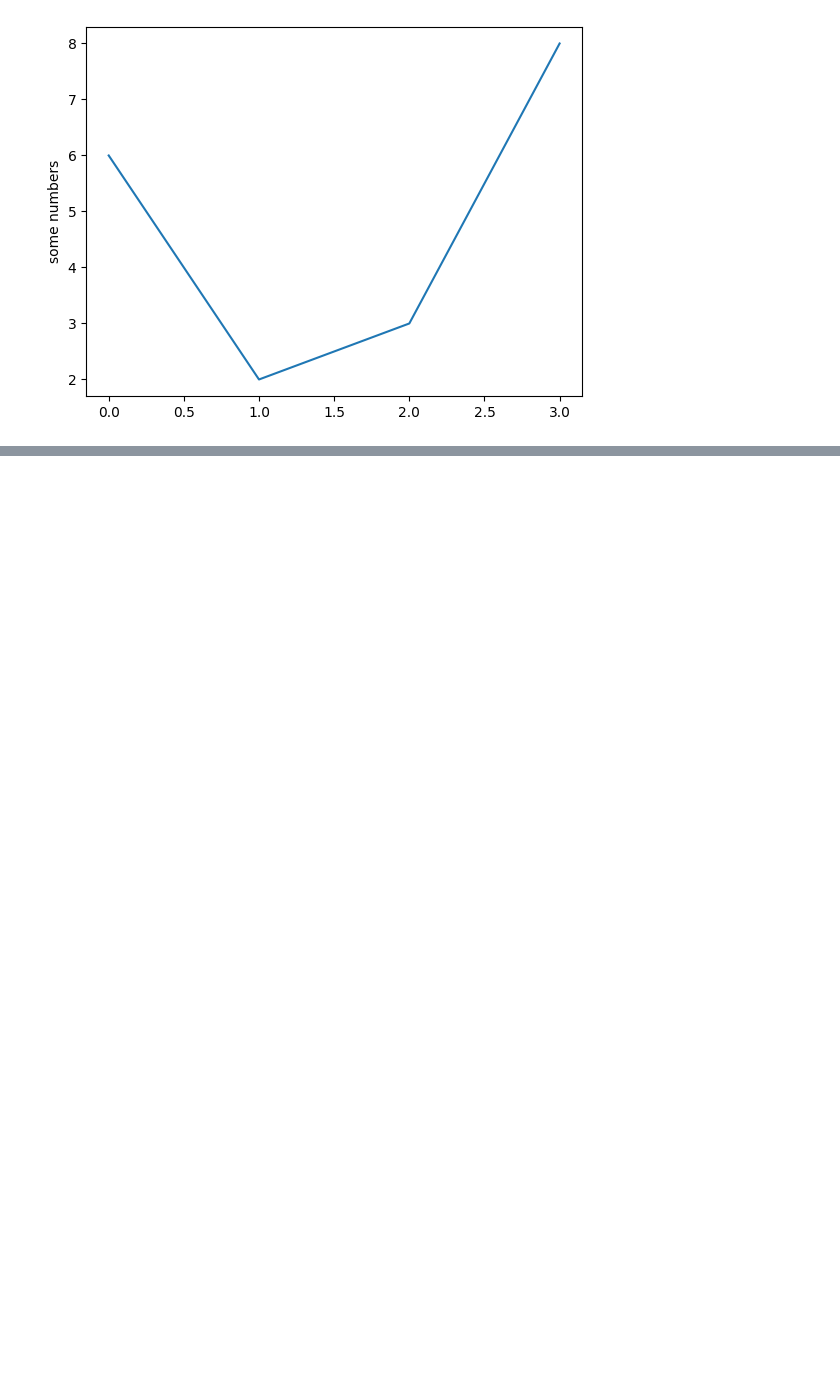
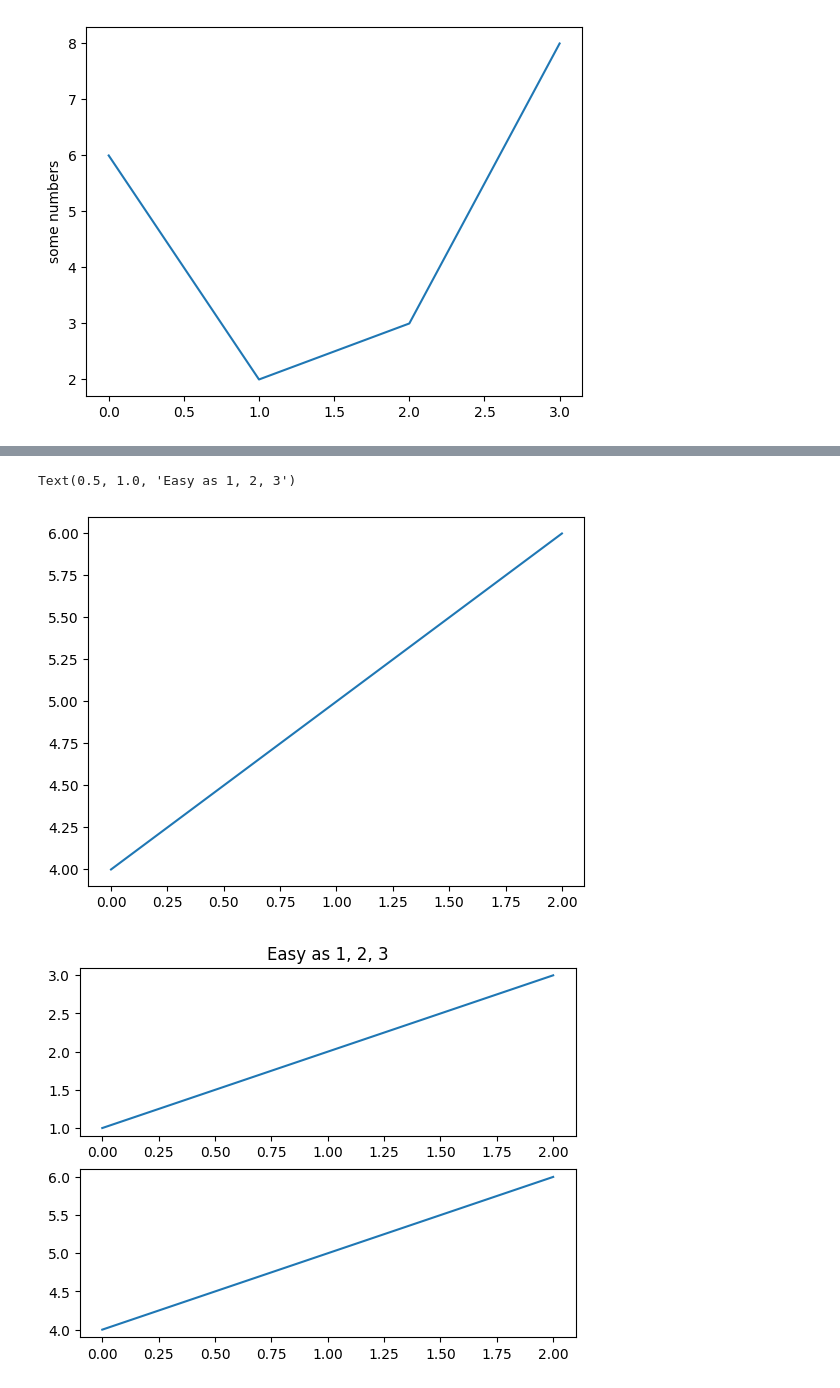
Before and after one commit to mauricioatm20/Analisis, a Jupyter notebook: Untitled1.ipynb, the cells around one changed output, grey strips where cells are left out. Saved outputs shown, nothing was run; the diff lists cells and outputs as text; code cells hidden in the pictures; blank space fills up the shorter version.

```diff
--- a/Untitled1.ipynb
+++ b/Untitled1.ipynb
@@ -8,0 +40,21 @@ plt.show()
+# %%
+import matplotlib.pyplot as plt
+plt.figure(1)                # primera figura
+plt.subplot(211)             # primera figura  subplot en la primera figura
+plt.plot([1, 2, 3])
+plt.subplot(212)             # segunda subplot en la primera figura
+plt.plot([4, 5, 6])
+
+
+plt.figure(2)                # una segunda figura
+plt.plot([4, 5, 6])          # crea una subplot() por defecto
+
+plt.figure(1)                # first figure current;
+                             # subplot(212) still current
+plt.subplot(211)             # make subplot(211) in the first figure
+                             # current
+plt.title('Easy as 1, 2, 3') # subplot 211 title
+# %% [output]
+Text(0.5, 1.0, 'Easy as 1, 2, 3')
+[figure, added]
+[figure, added]
```
Also changed, not shown: parts of 3 cells of this notebook, 5 other files.
